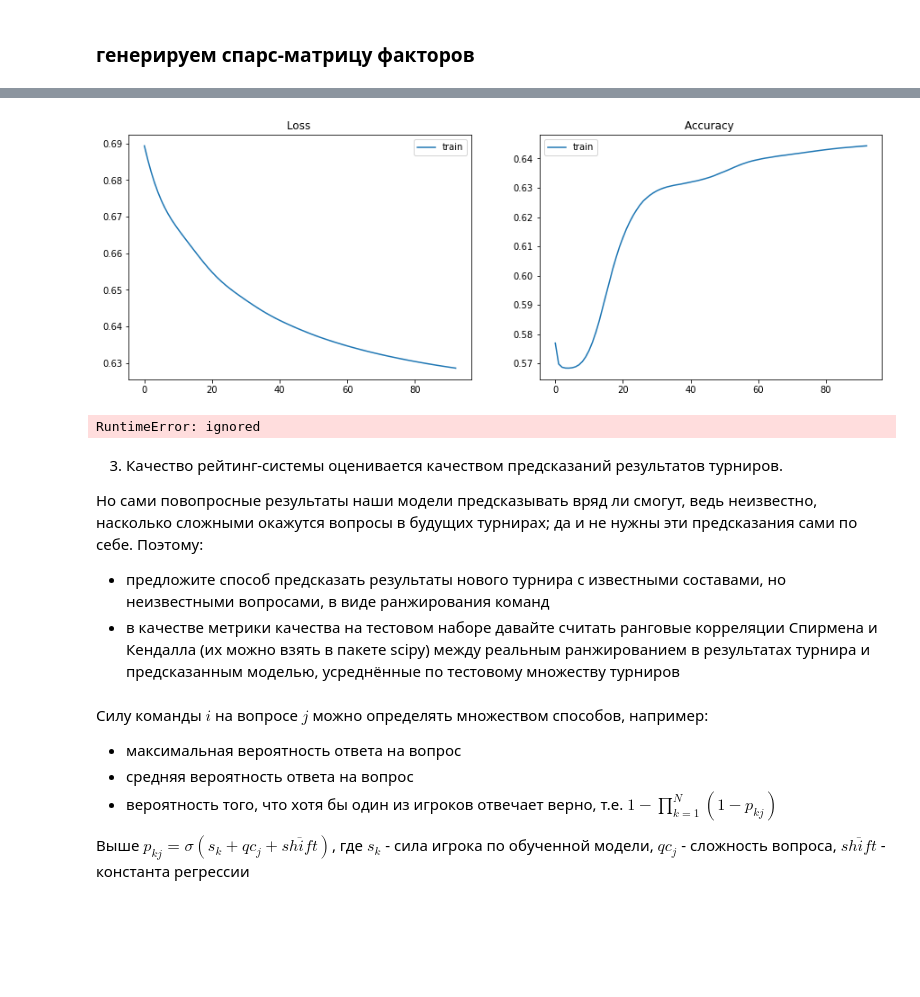
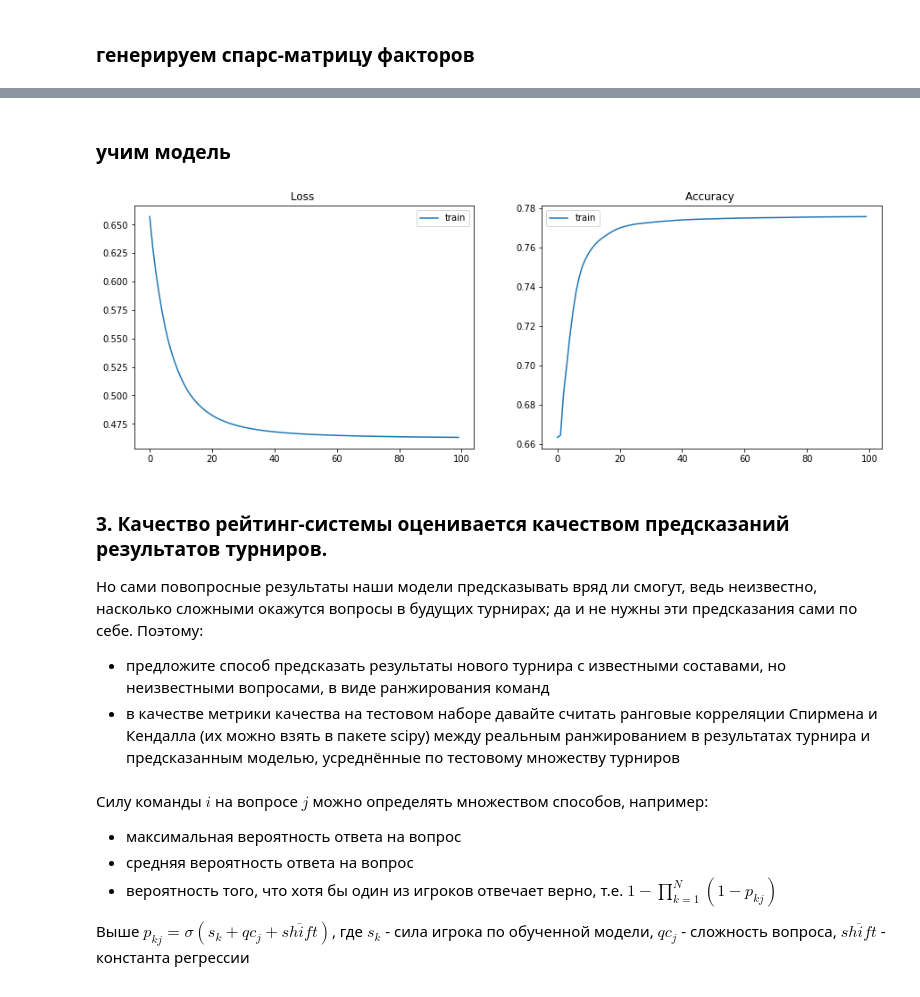
Before and after one commit to sashastds/made, a Jupyter notebook: Nalitkin-AS - Advanced_ML - HW2.ipynb, the cells around one changed output, grey strips where cells are left out. Saved outputs shown, nothing was run; the diff lists cells and outputs as text; code cells hidden in the pictures; blank space fills up the shorter version.

```diff
--- a/Nalitkin-AS - Advanced_ML - HW2.ipynb
+++ b/Nalitkin-AS - Advanced_ML - HW2.ipynb
@@ -438,4 +431,6 @@ tour_type_ohe = OneHotEncoder()
 tour_type_ohe.fit(train_questions_records[['tournament_type']])
 tour_ohe = OneHotEncoder()
 tour_ohe.fit(train_questions_records[['tournament_id']])
+question_tour_ohe = OneHotEncoder()
+question_tour_ohe.fit((train_questions_records['tournament_id'].astype(str) + train_questions_records['question_index'].astype(str))[:, None])
 # %% [output]
@@ -588,15 +591,21 @@ def train_model(model, X, y, optimizer, n_iterations = 10, device = 'cpu', clip
 # %%
 %%time
 
-X_fit = get_features(train_questions_records, tournament = True, tournament_type = True, question = True)
+feature_flags = {'tournament': False, 'tournament_type': False, 'question': False, 'question_tournament': True}
+
+X_fit = get_features(train_questions_records, **feature_flags)
 y_fit = train_questions_records['y']
 
-X_fit_torch = torch.sparse.FloatTensor(
+X = torch.sparse.FloatTensor(
     torch.LongTensor(np.vstack((X_fit.tocoo().row, X_fit.tocoo().col))), #### pairs of indices
     torch.FloatTensor(X_fit.tocoo().data), #### values for pairs of indices
 )
 
-y_fit_torch = torch.FloatTensor(y_fit.values).reshape(-1, 1)
+y = torch.FloatTensor(y_fit.values).reshape(-1, 1)
 
-X_fit_torch.shape, y_fit_torch.shape
+del X_fit
+del y_fit
+gc.collect()
+
+print(X.shape, y.shape)
 # %% [output]
@@ -605,14 +615,19 @@ Wall time: 8.46 s
+# %% [markdown]
+### учим модель
 # %%
-input_dim = X_fit_torch.shape[1]
+input_dim = X.shape[1]
 model = LogisticRegression(input_dim)
-optimizer = torch.optim.AdamW(model.parameters(), lr = 1e-2)
 
-train_model(model, X_fit_torch, y_fit_torch, optimizer,
-            device=DEVICE,
-            clip = 0.5,
-            batch_size = None,
-            # batch_size = int(1e6),
-            n_iterations = 200)
+print(model)
+
+optimizer = torch.optim.Adam(model.parameters(), lr = 1e-1)
+
+model = train_model(model, X, y, optimizer,
+                    device=DEVICE, clip = 1,
+                    batch_size = None,
+                    # batch_size = int(1e6),
+                    n_iterations = 100, calc_acc = True)
+
+model = model.cpu()
 # %% [output]
-[figure, old version]
+[figure, new version]
-RuntimeError: ignored
@@ -621,5 +634,5 @@ all_f_model = model.cpu()
 # %% [markdown]
-3. Качество рейтинг-системы оценивается качеством предсказаний результатов турниров.
+### 3. Качество рейтинг-системы оценивается качеством предсказаний результатов турниров.
 
 Но сами повопросные результаты наши модели предсказывать вряд ли смогут, ведь
 неизвестно, насколько сложными окажутся вопросы в будущих турнирах; да и не нужны эти предсказания сами по себе. Поэтому:
```
Also changed, not shown: parts of 42 cells of this notebook.
